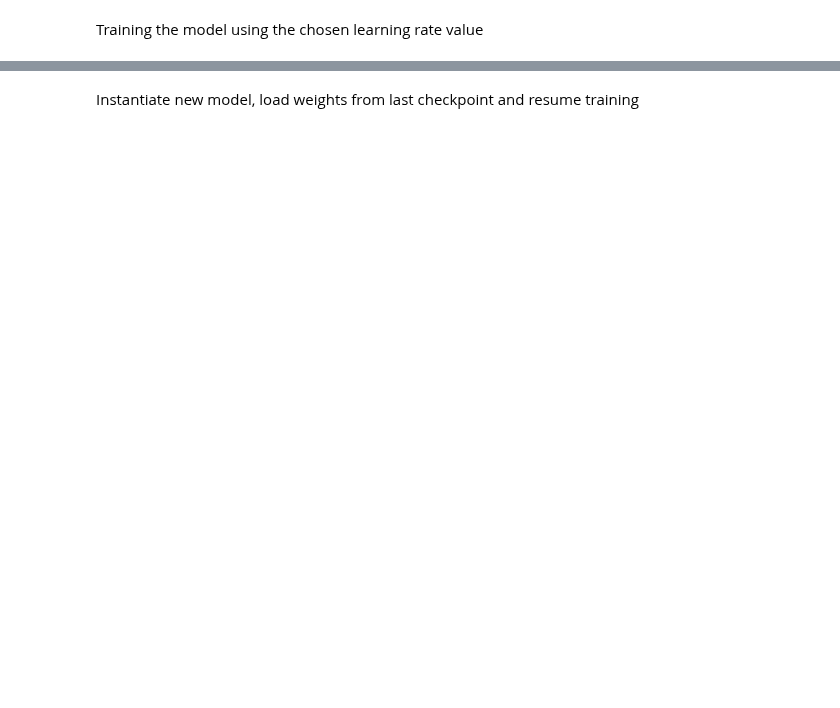
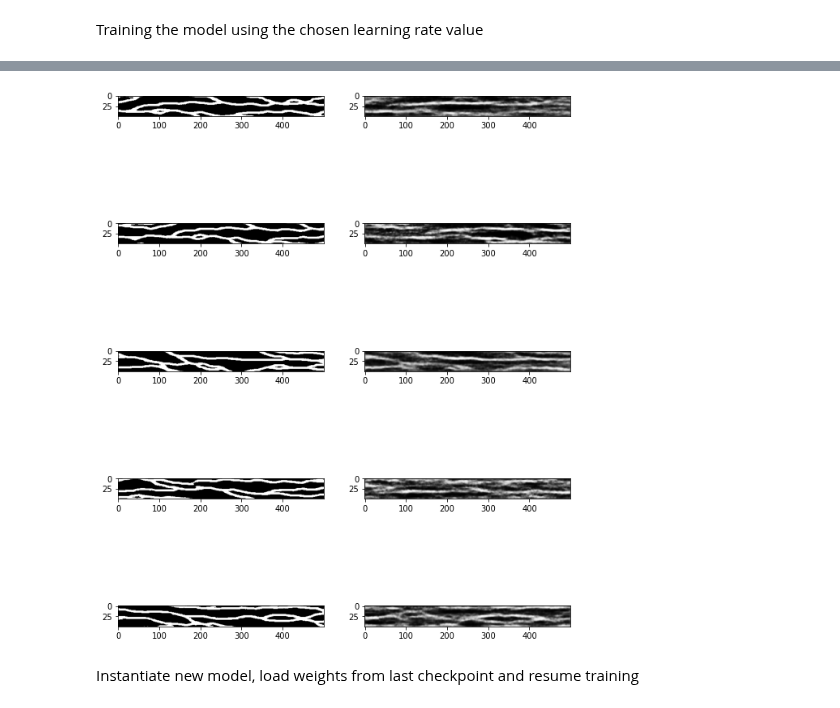
Before and after one commit to lamd91/VAE_DA, a Jupyter notebook: VAE_MPS.ipynb, the cells around one changed output, grey strips where cells are left out. Saved outputs shown, nothing was run; the diff lists cells and outputs as text; code cells hidden in the pictures; blank space fills up the shorter version.

```diff
--- a/VAE_MPS.ipynb
+++ b/VAE_MPS.ipynb
@@ -386,7 +428,7 @@ def show_original_reconstructed_images(model, train_dataset):
         reconstructed = model(input_images)
         k = 0
         for i in range(5):
-            reconstructed_categorized = np.where(reconstructed >= 0.3, 1, 0)
+            #reconstructed_categorized = np.where(reconstructed >= 0.5, 1, 0)
             plt.subplot(5, 2, k+1)
             plt.imshow(np.squeeze(input_images[i]), cmap='gray')
             plt.subplot(5, 2, k+2)
@@ -527,3 +571,8 @@ plt.scatter(range(len(vae.history.history['loss'])), vae.history.history['val_lo
+# %%
+# Show reconstructed images
+show_original_reconstructed_images(vae, train_dataset)
+# %% [output]
+[figure, added]
 # %% [markdown]
 Instantiate new model, load weights from last checkpoint and resume training
 # %%
```
Also changed, not shown: parts of 14 cells of this notebook.
